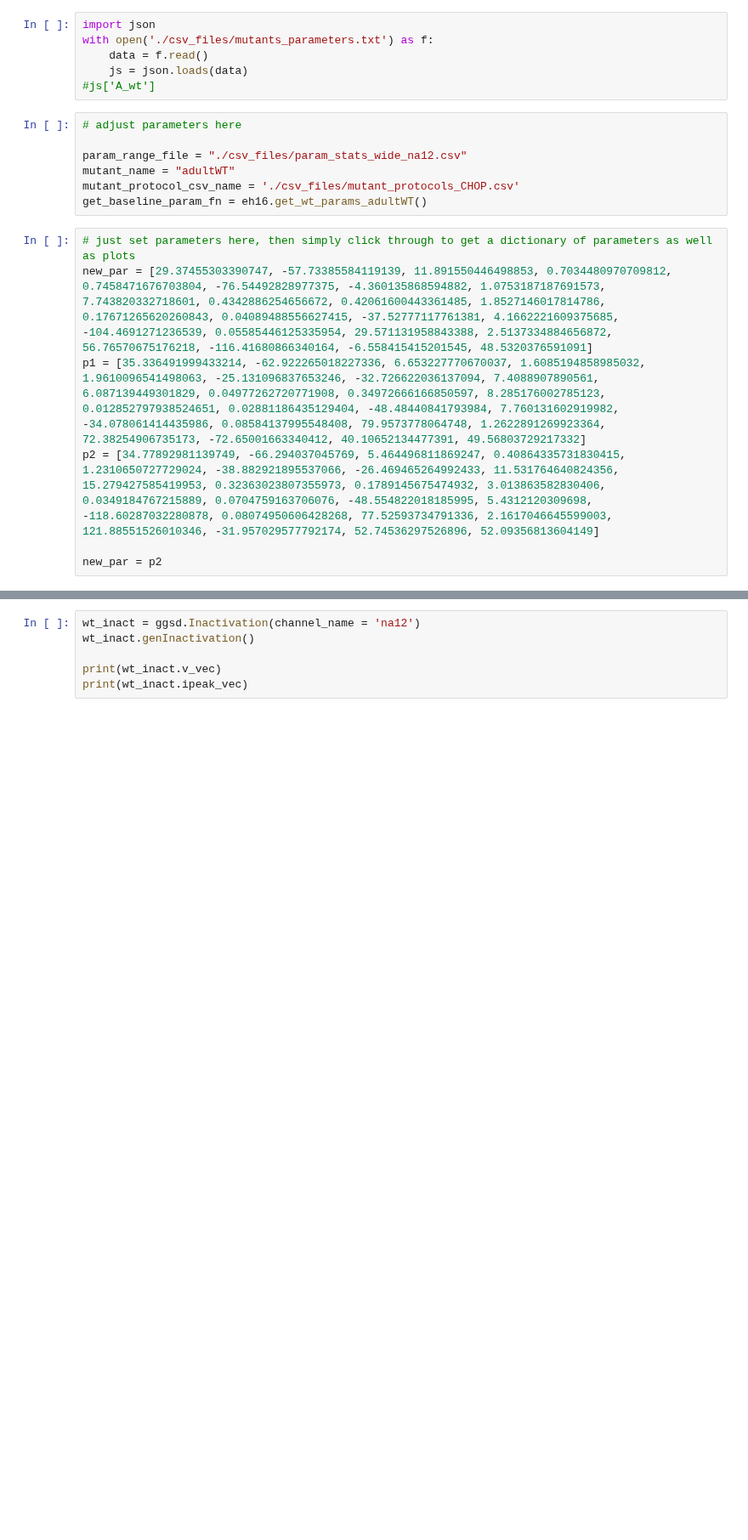
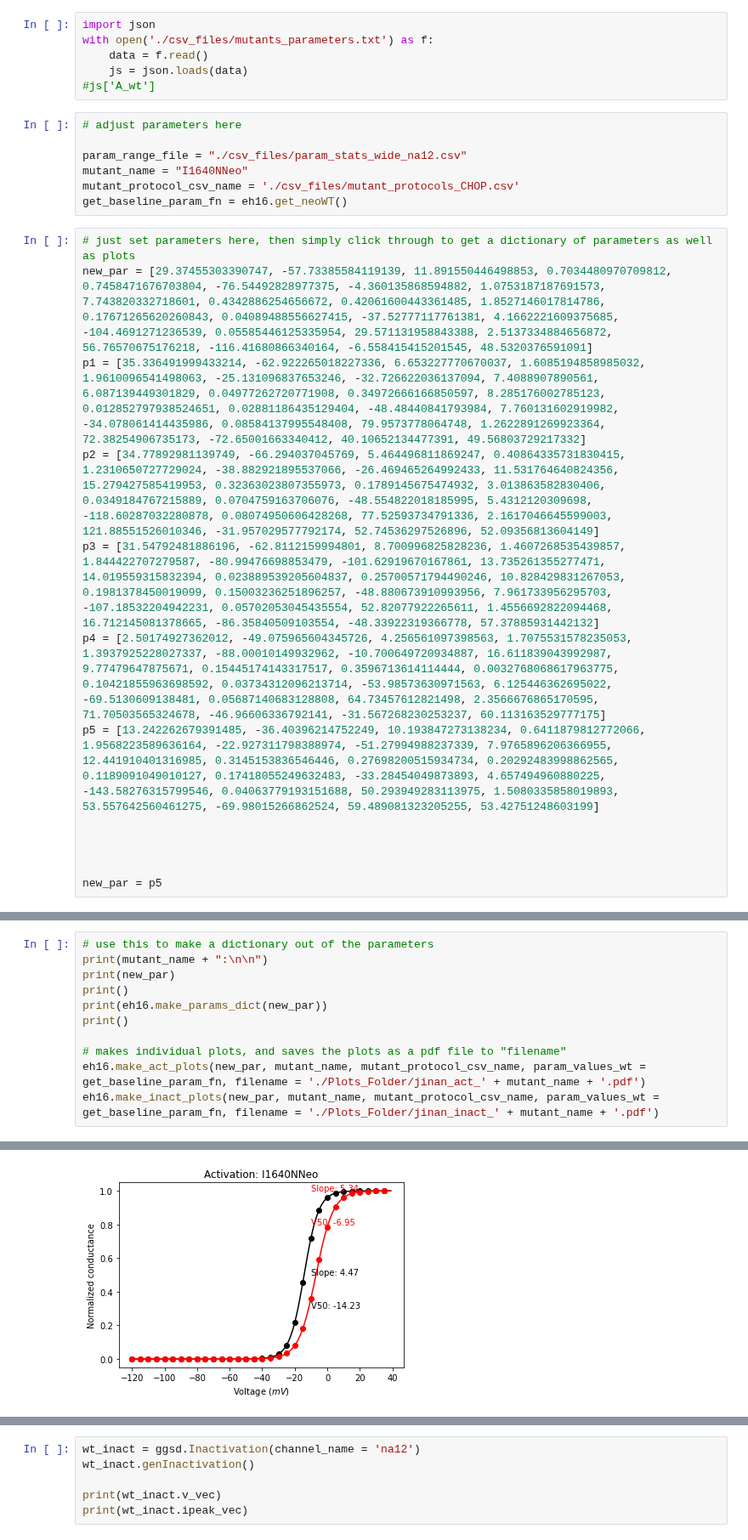
Before and after one commit to roybens/SimulatingVariants, a Jupyter notebook: CHOP/files_for_optimization/fitting_na_12_plotter.ipynb, the cells around one changed output, grey strips where cells are left out. Shown at 85% size. Saved outputs shown, nothing was run; the diff lists cells and outputs as text; blank space fills up the shorter version.

```diff
--- a/CHOP/files_for_optimization/fitting_na_12_plotter.ipynb
+++ b/CHOP/files_for_optimization/fitting_na_12_plotter.ipynb
@@ -26,13 +26,19 @@ with open('./csv_files/mutants_parameters.txt') as f:
 # adjust parameters here
 
 param_range_file = "./csv_files/param_stats_wide_na12.csv"
-mutant_name = "adultWT"
+mutant_name = "I1640NNeo"
 mutant_protocol_csv_name = './csv_files/mutant_protocols_CHOP.csv'
-get_baseline_param_fn = eh16.get_wt_params_adultWT()
+get_baseline_param_fn = eh16.get_neoWT()
 # %%
 # just set parameters here, then simply click through to get a dictionary of parameters as well as plots
 new_par = [29.37455303390747, -57.73385584119139, 11.891550446498853, 0.7034480970709812, 0.7458471676703804, -76.54492828977375, -4.360135868594882, 1.0753187187691573, 7.743820332718601, 0.4342886254656672, 0.42061600443361485, 1.8527146017814786, 0.17671265620260843, 0.04089488556627415, -37.52777117761381, 4.1662221609375685, -104.4691271236539, 0.05585446125335954, 29.571131958843388, 2.5137334884656872, 56.76570675176218, -116.41680866340164, -6.558415415201545, 48.5320376591091]
 p1 = [35.336491999433214, -62.922265018227336, 6.653227770670037, 1.6085194858985032, 1.9610096541498063, -25.131096837653246, -32.726622036137094, 7.4088907890561, 6.087139449301829, 0.04977262720771908, 0.34972666166850597, 8.285176002785123, 0.012852797938524651, 0.02881186435129404, -48.48440841793984, 7.760131602919982, -34.078061414435986, 0.08584137995548408, 79.9573778064748, 1.2622891269923364, 72.38254906735173, -72.65001663340412, 40.10652134477391, 49.56803729217332]
 p2 = [34.77892981139749, -66.294037045769, 5.464496811869247, 0.40864335731830415, 1.2310650727729024, -38.882921895537066, -26.469465264992433, 11.531764640824356, 15.279427585419953, 0.32363023807355973, 0.1789145675474932, 3.013863582830406, 0.0349184767215889, 0.0704759163706076, -48.554822018185995, 5.4312120309698, -118.60287032280878, 0.08074950606428268, 77.52593734791336, 2.1617046645599003, 121.88551526010346, -31.957029577792174, 52.74536297526896, 52.09356813604149]
+p3 = [31.54792481886196, -62.8112159994801, 8.700996825828236, 1.4607268535439857, 1.844422707279587, -80.99476698853479, -101.62919670167861, 13.735261355277471, 14.019559315832394, 0.023889539205604837, 0.25700571794490246, 10.828429831267053, 0.1981378450019099, 0.15003236251896257, -48.880673910993956, 7.961733956295703, -107.18532204942231, 0.05702053045435554, 52.82077922265611, 1.4556692822094468, 16.712145081378665, -86.35840509103554, -48.33922319366778, 57.37885931442132]
+p4 = [2.50174927362012, -49.075965604345726, 4.256561097398563, 1.7075531578235053, 1.3937925228027337, -88.00010149932962, -10.700649720934887, 16.611839043992987, 9.77479647875671, 0.15445174143317517, 0.3596713614114444, 0.0032768068617963775, 0.10421855963698592, 0.03734312096213714, -53.98573630971563, 6.125446362695022, -69.5130609138481, 0.05687140683128808, 64.73457612821498, 2.3566676865170595, 71.70503565324678, -46.96606336792141, -31.567268230253237, 60.113163529777175]
+p5 = [13.242262679391485, -36.40396214752249, 10.193847273138234, 0.6411879812772066, 1.9568223589636164, -22.927311798388974, -51.27994988237339, 7.9765896206366955, 12.441910401316985, 0.3145153836546446, 0.27698200515934734, 0.20292483998862565, 0.1189091049010127, 0.17418055249632483, -33.28454049873893, 4.657494960880225, -143.58276315799546, 0.04063779193151688, 50.293949283113975, 1.5080335858019893, 53.557642560461275, -69.98015266862524, 59.489081323205255, 53.42751248603199]
 
-new_par = p2
+
+
+
+new_par = p5
@@ -59,0 +45,12 @@ eh16.make_params_dict(new_par)
+# %%
+# use this to make a dictionary out of the parameters
+print(mutant_name + ":\n\n")
+print(new_par)
+print()
+print(eh16.make_params_dict(new_par))
+print()
+
+# makes individual plots, and saves the plots as a pdf file to "filename"
+eh16.make_act_plots(new_par, mutant_name, mutant_protocol_csv_name, param_values_wt = get_baseline_param_fn, filename = './Plots_Folder/jinan_act_' + mutant_name + '.pdf')
+eh16.make_inact_plots(new_par, mutant_name, mutant_protocol_csv_name, param_values_wt = get_baseline_param_fn, filename = './Plots_Folder/jinan_inact_' + mutant_name + '.pdf')
+# %% [output]
@@ -59,0 +67 @@ eh16.make_params_dict(new_par)
+[figure, added]
```
Also changed, not shown: parts of 12 cells of this notebook, 49 other files.
